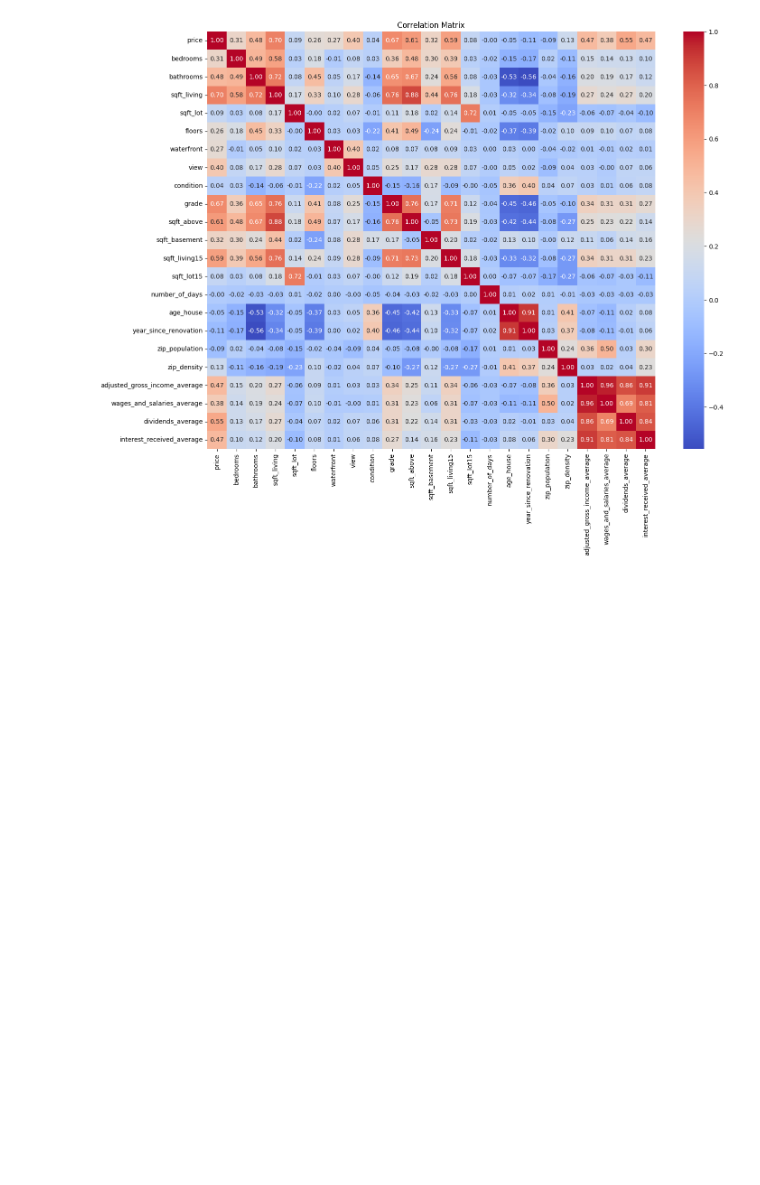
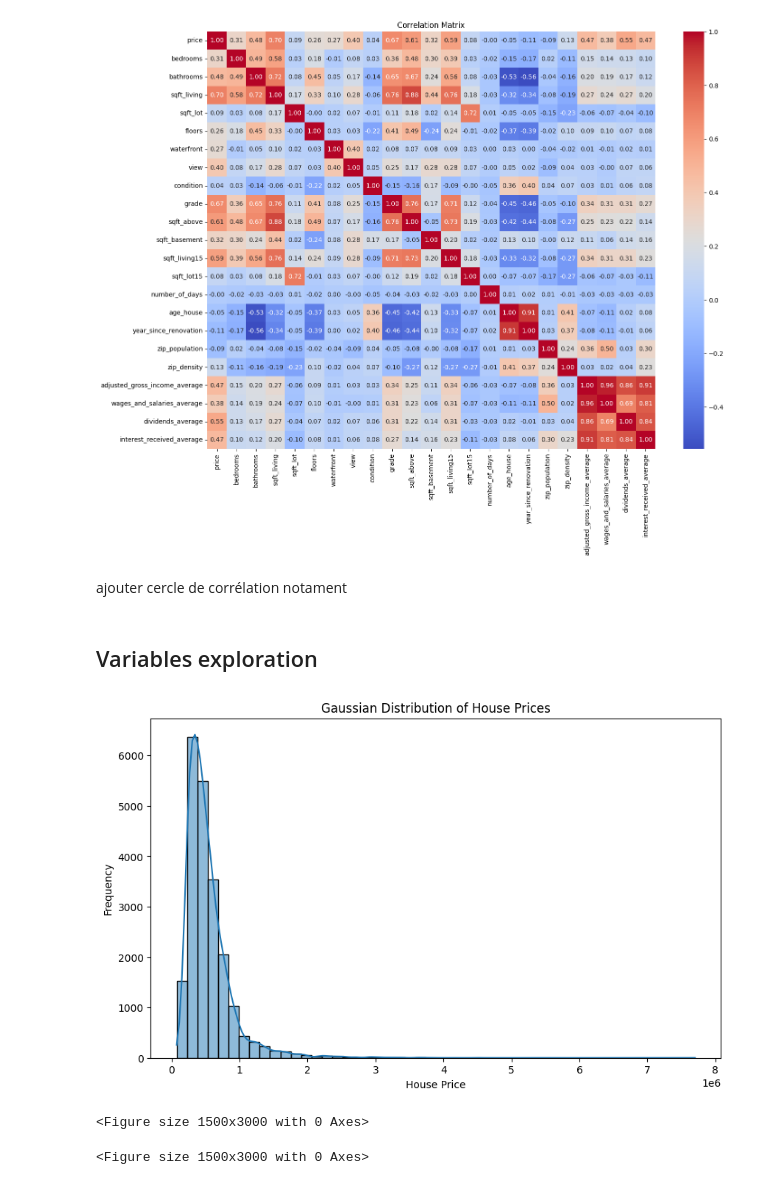
Before and after one commit to lazychach/House_price_prediction_King-County_USA, a Jupyter notebook: process/house_price_prediction.ipynb, the cells around one changed output. Cells and saved outputs as stored; diff of their text form; code cells hidden in the pictures; blank space fills up the shorter version.

```diff
--- a/process/house_price_prediction.ipynb
+++ b/process/house_price_prediction.ipynb
@@ -18,12 +20,13 @@ import matplotlib.pyplot as plt
 spark = SparkSession.builder \
     .appName("Houce Price prediciton") \
     .master("local[*]") \
-    .config("spark.driver.memory", "10g") \
-    .config("spark.executor.memory", "10g") \
-    .config("spark.executor.cores", "4") \
-    .config("spark.driver.cores", "4") \
+    .config("spark.driver.memory", "20g") \
+    .config("spark.executor.memory", "20g") \
+    .config("spark.executor.cores", "6") \
+    .config("spark.driver.cores", "6") \
     .config("spark.memory.offHeap.enabled", "true") \
     .config("spark.memory.offHeap.size", "10g") \
+    .config('spark.driver.maxResultsSize',"10g") \
     .config("spark.driver.host", "127.0.0.1") \
     .getOrCreate()
 
@@ -882,3 +876,33 @@ plt.show()
 [figure]
 # %%
 corr_df.to_csv("../output/correlation_matrix.csv", index=False)
+# %% [markdown]
+ajouter cercle de corrélation notament
+# %% [markdown]
+## Variables exploration
+# %%
+price_data = dfs_house.select("price").toPandas()
+
+# Plot the distribution
+plt.figure(figsize=(10, 6))
+sns.histplot(price_data['price'], kde=True, bins=50)
+plt.title("Gaussian Distribution of House Prices")
+plt.xlabel("House Price")
+plt.ylabel("Frequency")
+plt.show()
+# %% [output]
+[figure, added]
+# %%
+data = dfs_house.select([
+    "price", "bedrooms", "bathrooms", "sqft_living", "sqft_lot", "floors",
+    "waterfront", "view", "condition", "grade", "sqft_above",
+    "sqft_basement", "sqft_living15", "sqft_lot15", "age_house"
+]).toPandas()
+
+variables = data.columns.drop("price")
+
+# Create scatter plots for each variable
+plt.figure(figsize=(15, 30))
+# %% [output]
+<Figure size 1500x3000 with 0 Axes>
+<Figure size 1500x3000 with 0 Axes>
```
Also changed, not shown: parts of 45 cells of this notebook, 6 other files.
